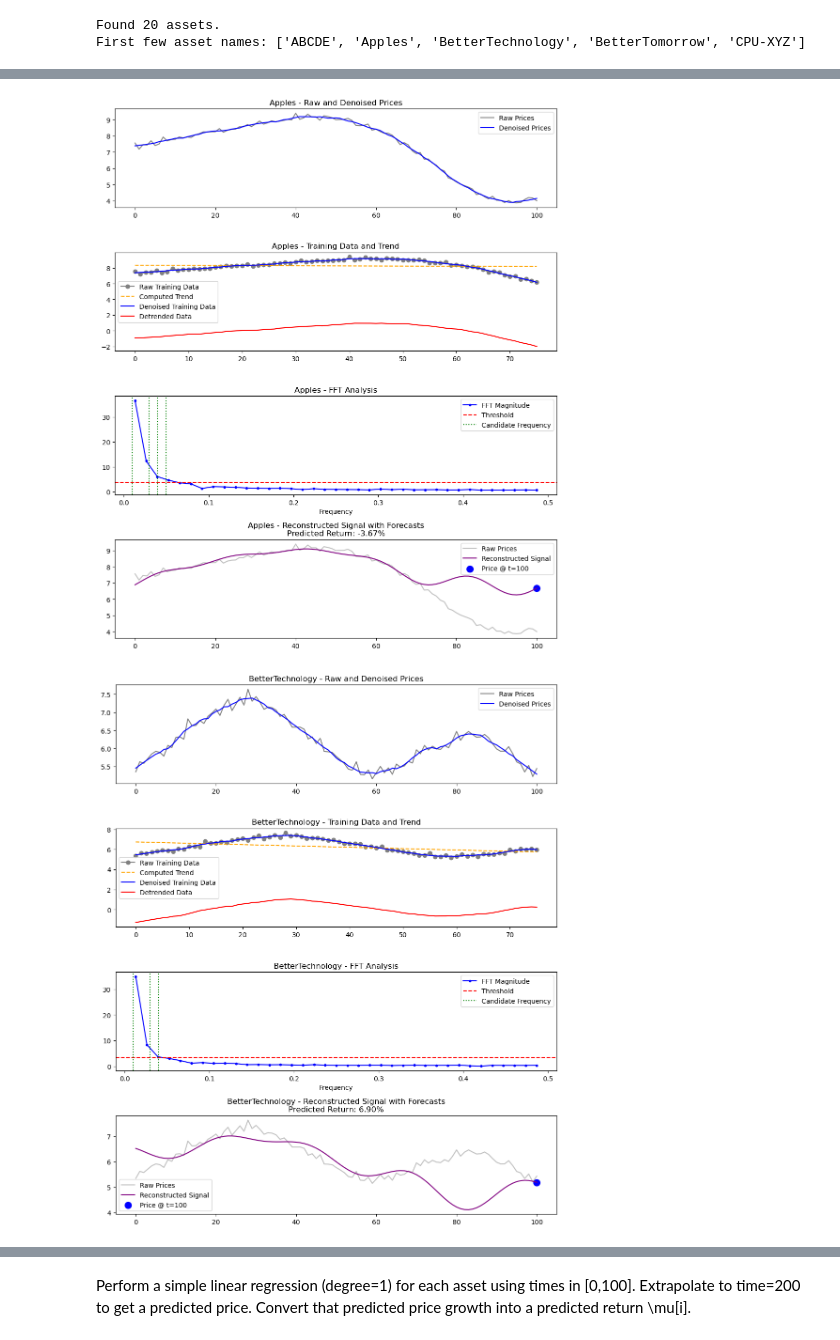
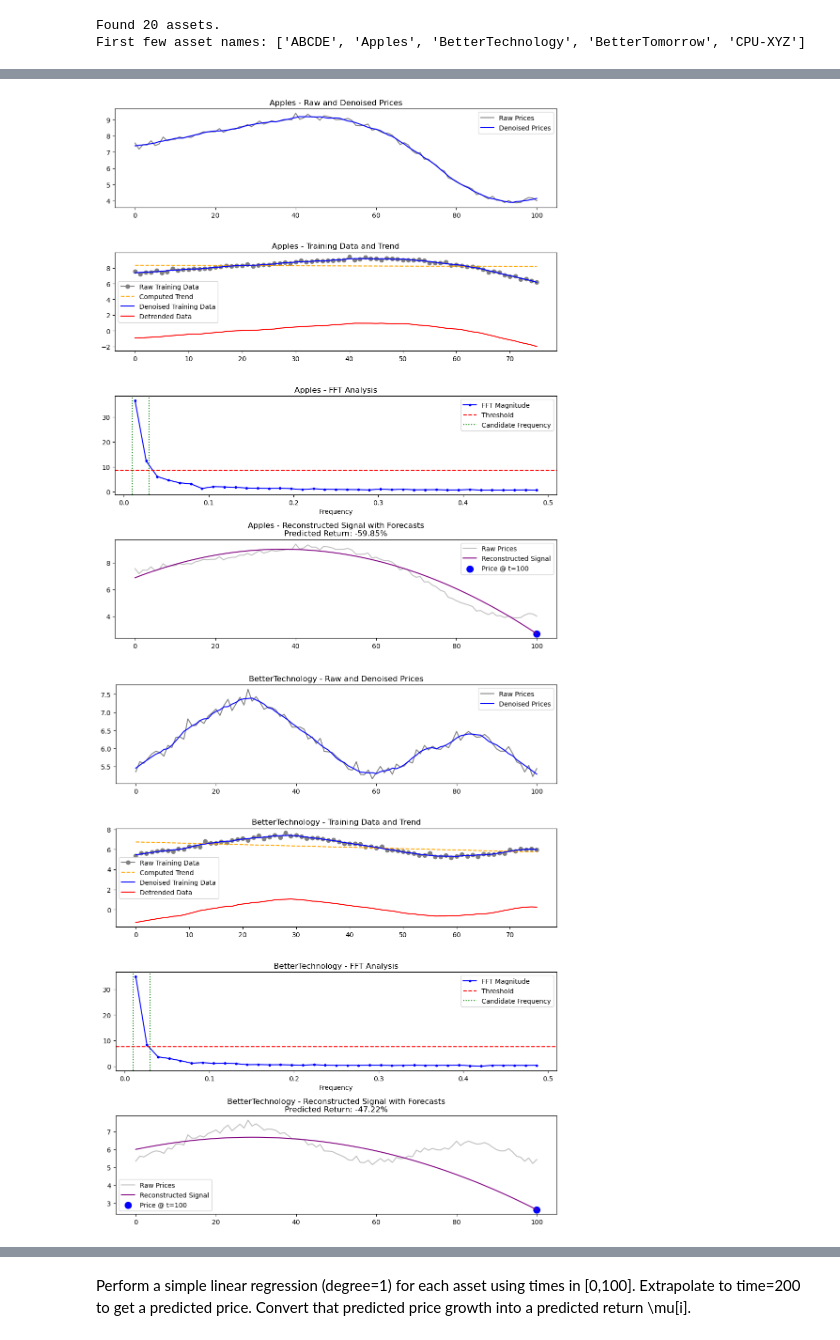
Before and after one commit to dromaniv/multiple-objective-optimization, a Jupyter notebook: script.ipynb, the cells around one changed output, grey strips where cells are left out. Saved outputs shown, nothing was run; the diff lists cells and outputs as text; code cells hidden in the pictures.

```diff
--- a/script.ipynb
+++ b/script.ipynb
@@ -187,12 +204,12 @@ from scipy.signal import savgol_filter
 import numpy as np
 import matplotlib.pyplot as plt
 
-num_assets_to_process = 3
+num_assets_to_process = 10
 
 training_start = 0
 training_end = 75
 forecast_time = 100
-alpha = 0.01
+alpha = 0.1
 
 for i, name in enumerate(asset_names[:num_assets_to_process]):
     # Convert lists to numpy arrays.
@@ -214,7 +231,8 @@ for i, name in enumerate(asset_names[:num_assets_to_process]):
     pos_mask = freq > 0
     freq_pos = freq[pos_mask]
     fft_magnitude = np.abs(fft_vals)[pos_mask]
-    threshold = np.max(fft_magnitude) * 0.1
+    # threshold = np.max(fft_magnitude) * 0.1
+    threshold = np.mean(fft_magnitude) + 1 * np.std(fft_magnitude)
     candidate_frequencies = freq_pos[fft_magnitude > threshold]
     candidate_frequencies = np.unique(np.round(candidate_frequencies, 2))
 
@@ -307,2 +325,2 @@ for i, name in enumerate(asset_names[:num_assets_to_process]):
-[figure, old version]
+[figure, new version]
-[figure, old version]
+[figure, new version]
```
Also changed, not shown: parts of 6 cells of this notebook.
